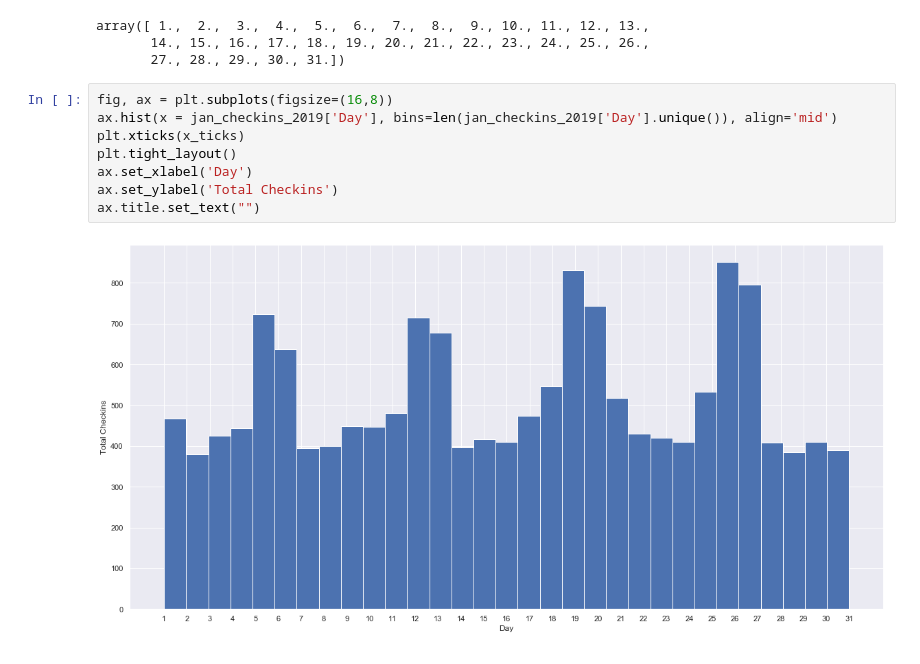
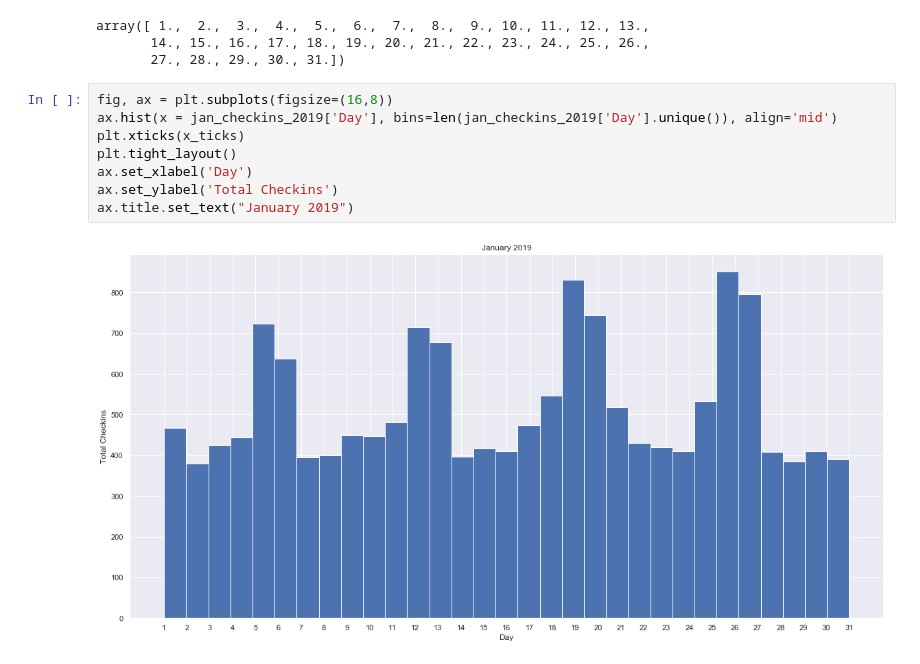
Before and after one commit to egitit/Yelp_Business_Check-ins_and_The-Weather, a Jupyter notebook: yelp_checkin_eda.ipynb, the cells around one changed output. Cells and saved outputs as stored; diff of their text form.

```diff
--- a/yelp_checkin_eda.ipynb
+++ b/yelp_checkin_eda.ipynb
@@ -444,10 +331,10 @@ array([ 1.,  2.,  3.,  4.,  5.,  6.,  7.,  8.,  9., 10., 11., 12., 13.,
 # %%
 fig, ax = plt.subplots(figsize=(16,8))
 ax.hist(x = jan_checkins_2019['Day'], bins=len(jan_checkins_2019['Day'].unique()), align='mid')
 plt.xticks(x_ticks)
 plt.tight_layout()
 ax.set_xlabel('Day')
 ax.set_ylabel('Total Checkins')
-ax.title.set_text("")
+ax.title.set_text("January 2019")
 # %% [output]
-[figure, old version]
+[figure, new version]
```
Also changed, not shown: parts of 20 cells of this notebook, 1 other file.
